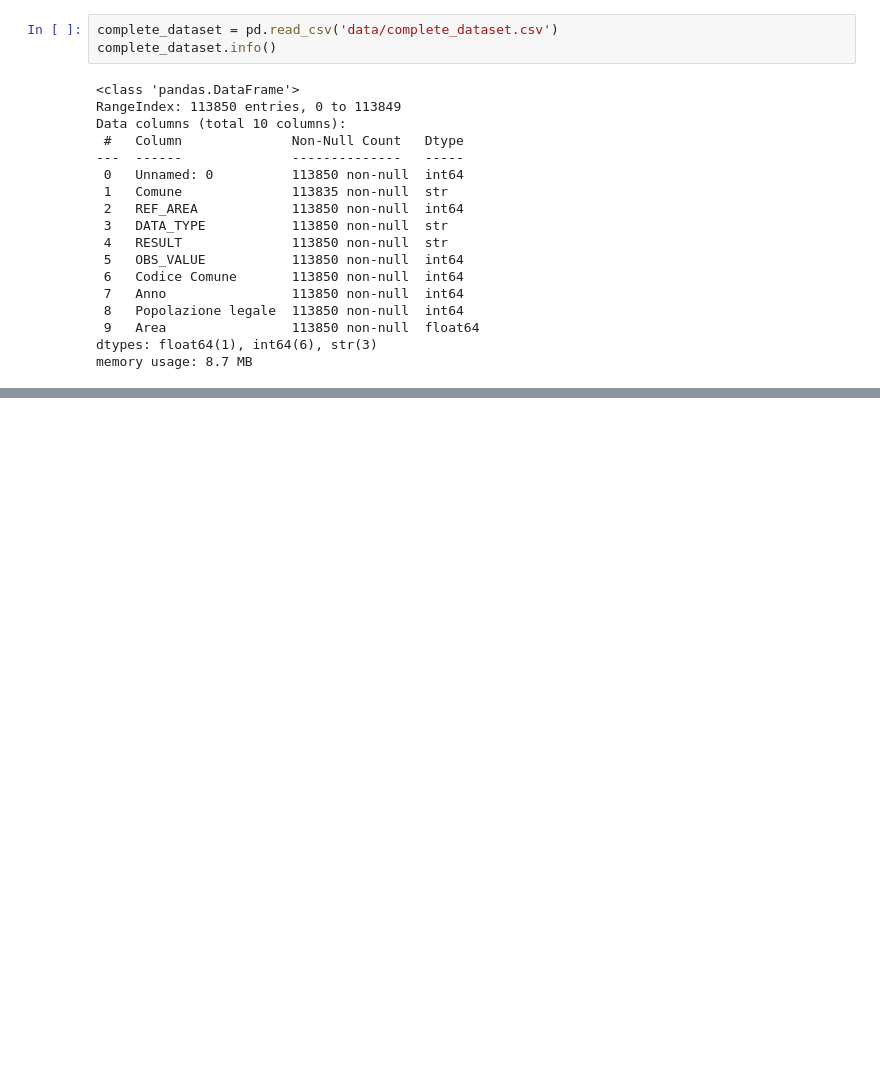
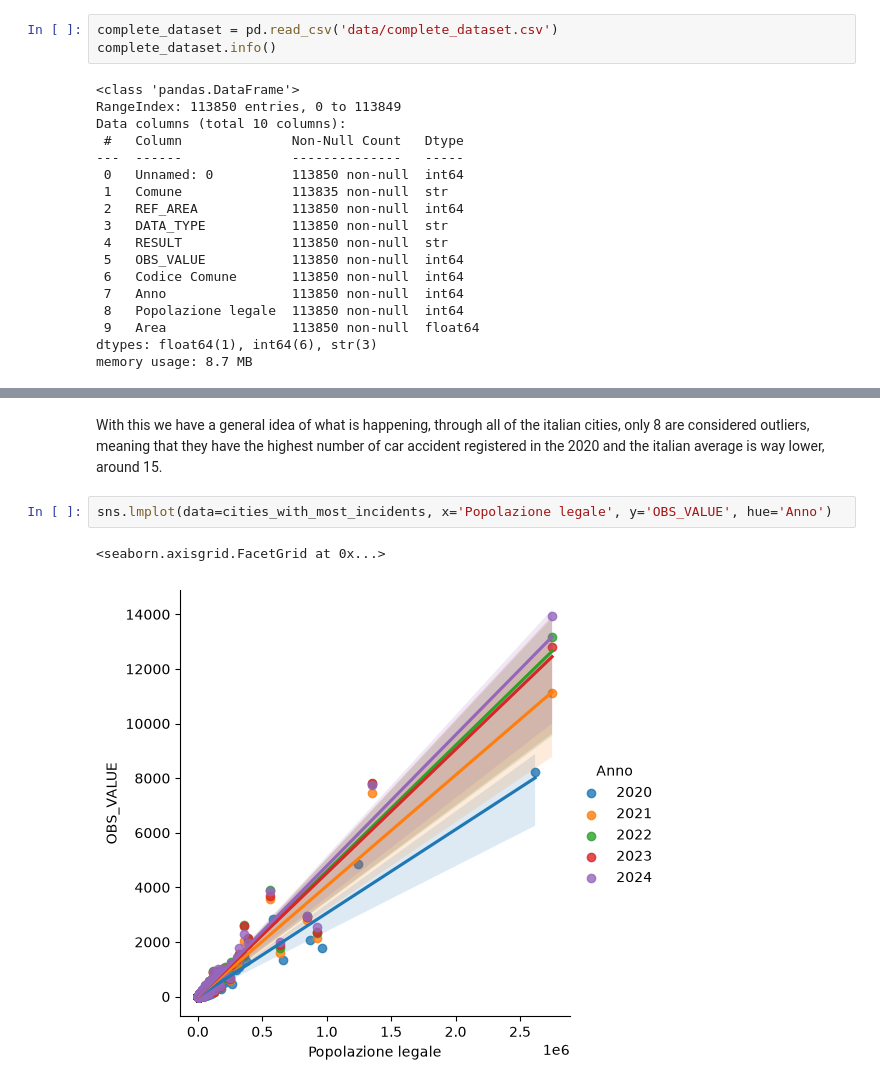
Before and after one commit to Frogghev/FinalAssignment_DataAnalyst, a Jupyter notebook: data_analysis.ipynb, the cells around one changed output, grey strips where cells are left out. Cells and saved outputs as stored; diff of their text form; blank space fills up the shorter version.

```diff
--- a/data_analysis.ipynb
+++ b/data_analysis.ipynb
@@ -54,0 +72,7 @@ sns.regplot(data=cities_with_most_incidents, x='Area', y='OBS_VALUE')
+# %% [markdown]
+With this we have a general idea of what is happening, through all of the italian cities, only 8 are considered outliers, meaning that they have the highest number of car accident registered in the 2020 and the italian average is way lower, around 15.
+# %%
+sns.lmplot(data=cities_with_most_incidents, x='Popolazione legale', y='OBS_VALUE', hue='Anno')
+# %% [output]
+<seaborn.axisgrid.FacetGrid at 0x...>
+[figure, added]
```
Also changed, not shown: parts of 13 cells of this notebook, 2 other files.
